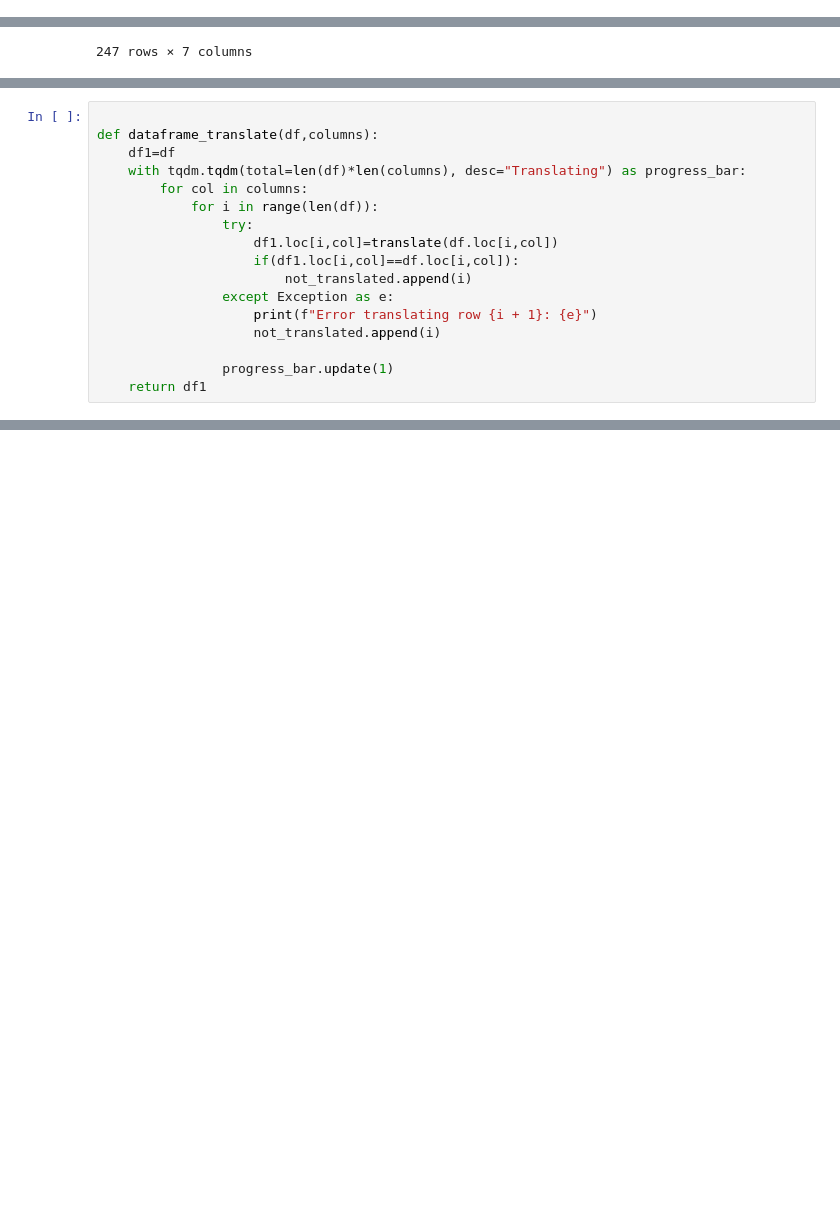
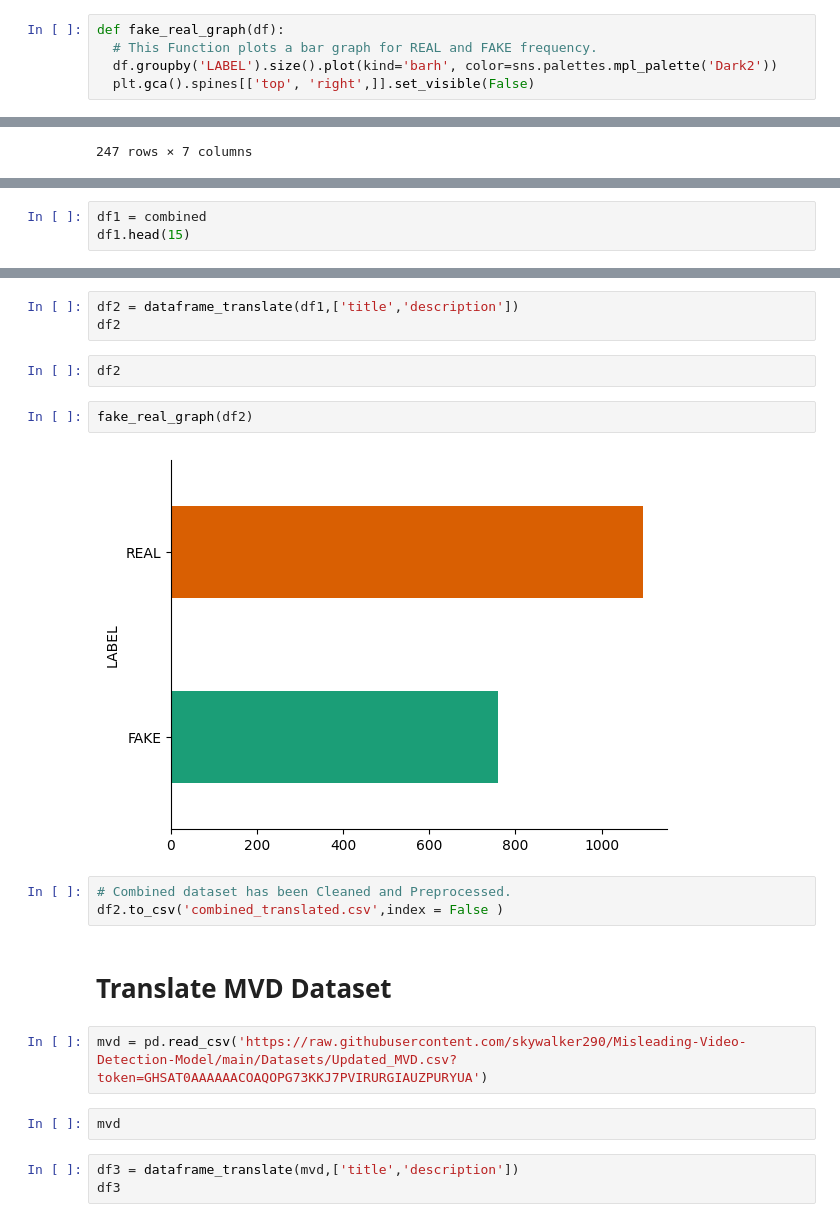
Before and after one commit to skywalker290/Misleading-Video-Detection-Model, a Jupyter notebook: Preprocessing.ipynb, the cells around one changed output, grey strips where cells are left out. Cells and saved outputs as stored; diff of their text form; blank space fills up the shorter version.

Commit message:
Datasets Preprocessed(Translated)

```diff
--- a/Preprocessing.ipynb
+++ b/Preprocessing.ipynb
@@ -37,3 +75,8 @@ def translate(text):
+# %%
+def fake_real_graph(df):
+  # This Function plots a bar graph for REAL and FAKE frequency.
+  df.groupby('LABEL').size().plot(kind='barh', color=sns.palettes.mpl_palette('Dark2'))
+  plt.gca().spines[['top', 'right',]].set_visible(False)
 # %%
 fvc = pd.read_csv("Datasets/Updated_FVC.csv")
 mvd = pd.read_csv("Datasets/Updated_MVD.csv")
@@ -64,17 +100,0 @@ not_translated=[]
-# %%
-
-def dataframe_translate(df,columns):
-    df1=df
-    with tqdm.tqdm(total=len(df)*len(columns), desc="Translating") as progress_bar:
-        for col in columns:
-            for i in range(len(df)):
-                try:
-                    df1.loc[i,col]=translate(df.loc[i,col])
-                    if(df1.loc[i,col]==df.loc[i,col]):
-                        not_translated.append(i)
-                except Exception as e:
-                    print(f"Error translating row {i + 1}: {e}")
-                    not_translated.append(i)
-
-                progress_bar.update(1)
-    return df1
@@ -156,0 +137,3 @@ AttributeError: 'str' object has no attribute 'text'
+# %%
+df1 = combined
+df1.head(15)
@@ -156,0 +157,21 @@ AttributeError: 'str' object has no attribute 'text'
+# %%
+df2 = dataframe_translate(df1,['title','description'])
+df2
+# %%
+df2
+# %%
+fake_real_graph(df2)
+# %% [output]
+[figure, added]
+# %%
+# Combined dataset has been Cleaned and Preprocessed.
+df2.to_csv('combined_translated.csv',index = False )
+# %% [markdown]
+# Translate MVD Dataset
+# %%
+mvd = pd.read_csv('https://raw.githubusercontent.com/skywalker290/Misleading-Video-Detection-Model/main/Datasets/Updated_MVD.csv?token=GHSAT0AAAAAACOAQOPG73KKJ7PVIRURGIAUZPURYUA')
+# %%
+mvd
+# %%
+df3 = dataframe_translate(mvd,['title','description'])
+df3
```
Also changed, not shown: parts of 24 cells of this notebook.
